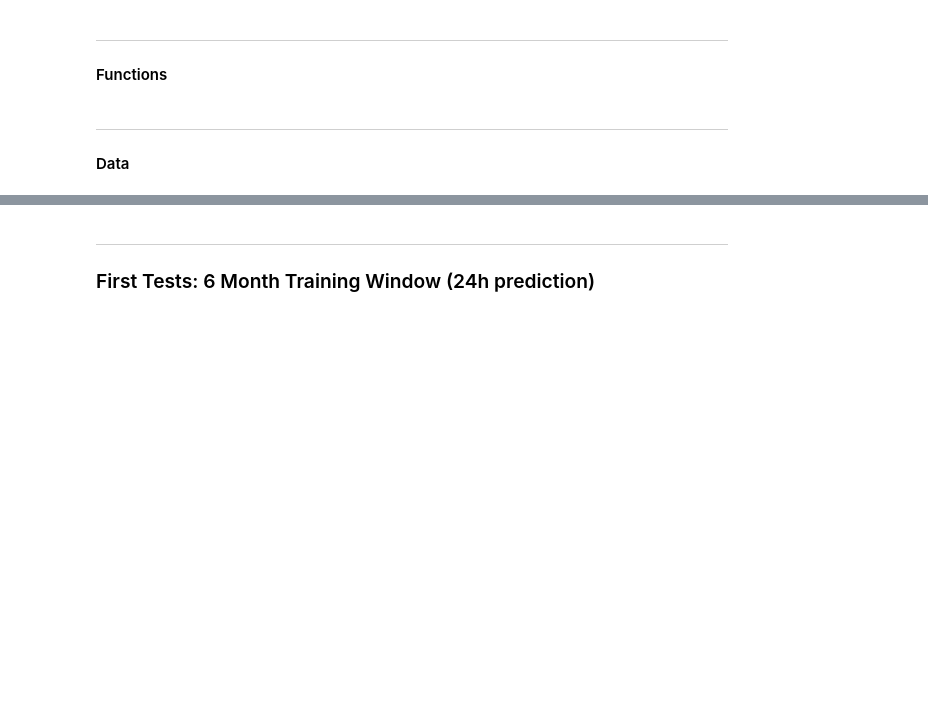
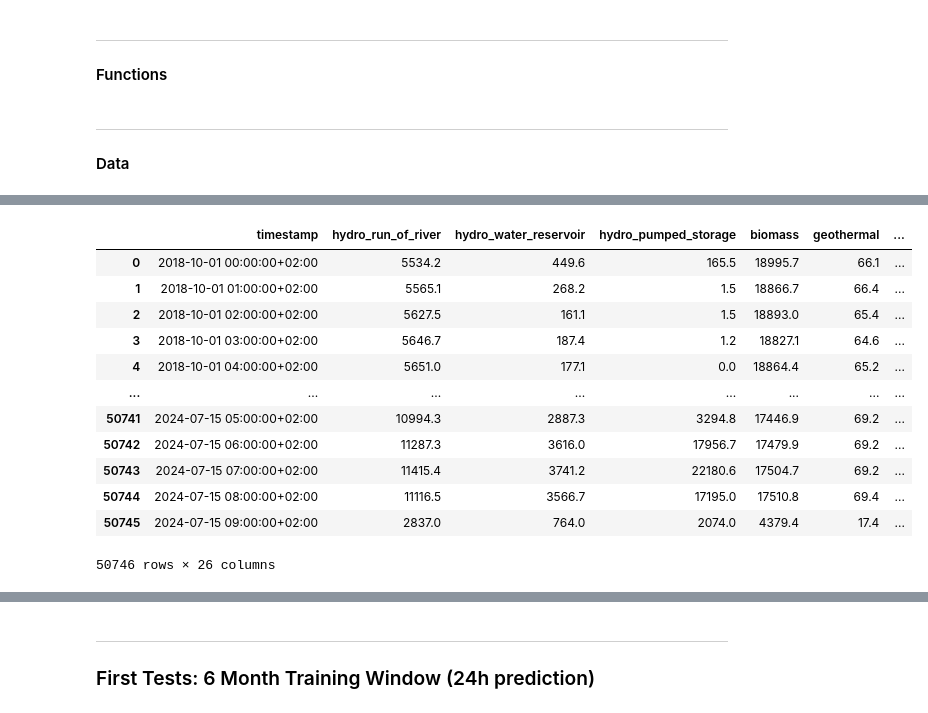
Before and after one commit to rouven-pampus/capstone_project, a Jupyter notebook: notebooks/model_next72h.ipynb, the cells around one changed output, grey strips where cells are left out. Cells and saved outputs as stored; diff of their text form; code cells hidden in the pictures; blank space fills up the shorter version.

```diff
--- a/notebooks/model_next72h.ipynb
+++ b/notebooks/model_next72h.ipynb
@@ -185,3 +185,6 @@ market.loc[market['price_eur_mwh'] < -200, 'price_eur_mwh'] = np.nan
 
 # Replace NAs by imputation
 market['price_eur_mwh'] = market['price_eur_mwh'].interpolate()
+# %%
+market_tz = market.copy()
+market_tz['timestamp'] = market_tz['timestamp'].dt.tz_convert('Europe/Berlin')
@@ -187,0 +207,16 @@ market['price_eur_mwh'] = market['price_eur_mwh'].interpolate()
+# %%
+market_tz
+# %% [output]
+|  | timestamp | hydro_run_of_river | hydro_water_reservoir | hydro_pumped_storage | biomass | geothermal | ... |
+| 0 | 2018-10-01 00:00:00+02:00 | 5534.2 | 449.6 | 165.5 | 18995.7 | 66.1 | ... |
+| 1 | 2018-10-01 01:00:00+02:00 | 5565.1 | 268.2 | 1.5 | 18866.7 | 66.4 | ... |
+| 2 | 2018-10-01 02:00:00+02:00 | 5627.5 | 161.1 | 1.5 | 18893.0 | 65.4 | ... |
+| 3 | 2018-10-01 03:00:00+02:00 | 5646.7 | 187.4 | 1.2 | 18827.1 | 64.6 | ... |
+| 4 | 2018-10-01 04:00:00+02:00 | 5651.0 | 177.1 | 0.0 | 18864.4 | 65.2 | ... |
+| ... | ... | ... | ... | ... | ... | ... | ... |
+| 50741 | 2024-07-15 05:00:00+02:00 | 10994.3 | 2887.3 | 3294.8 | 17446.9 | 69.2 | ... |
+| 50742 | 2024-07-15 06:00:00+02:00 | 11287.3 | 3616.0 | 17956.7 | 17479.9 | 69.2 | ... |
+| 50743 | 2024-07-15 07:00:00+02:00 | 11415.4 | 3741.2 | 22180.6 | 17504.7 | 69.2 | ... |
+| 50744 | 2024-07-15 08:00:00+02:00 | 11116.5 | 3566.7 | 17195.0 | 17510.8 | 69.4 | ... |
+| 50745 | 2024-07-15 09:00:00+02:00 | 2837.0 | 764.0 | 2074.0 | 4379.4 | 17.4 | ... |
+50746 rows × 26 columns
```
Also changed, not shown: parts of 16 cells of this notebook, 5 other files.
